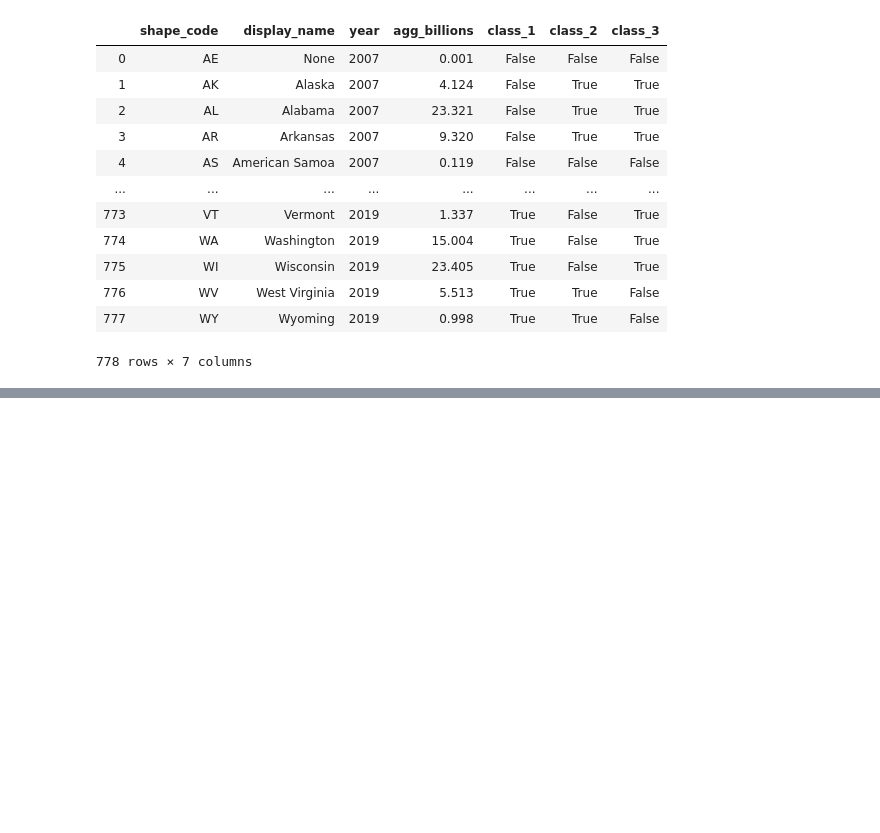
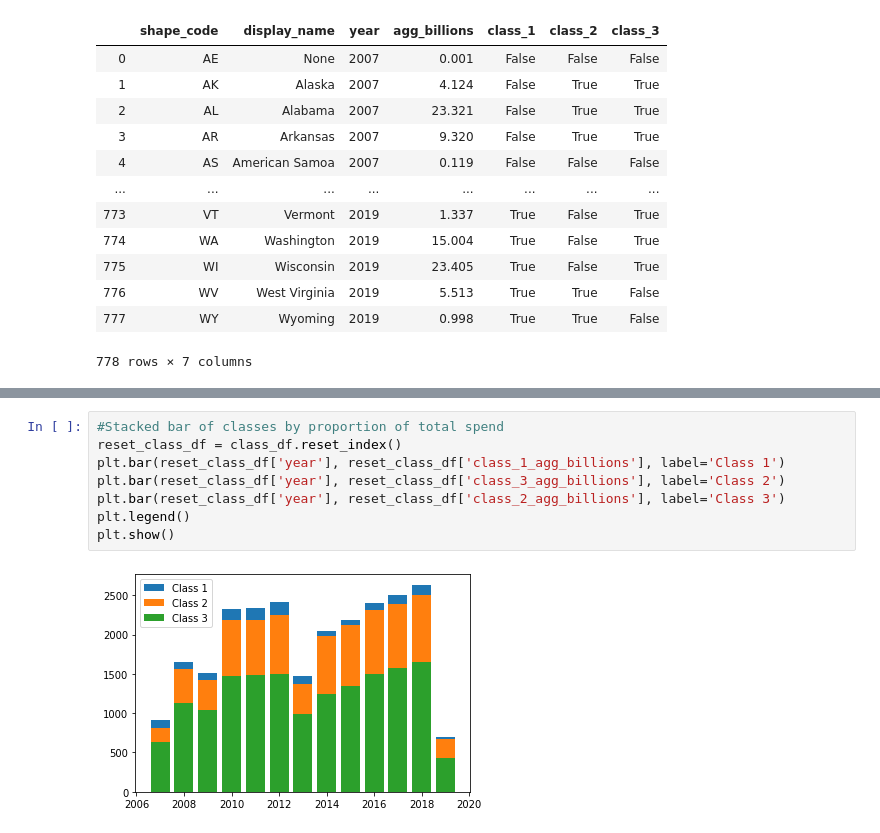
Before and after one commit to lukelukens/list_of_dicts, a Jupyter notebook: Spending_API.ipynb, the cells around one changed output, grey strips where cells are left out. Saved outputs shown, nothing was run; the diff lists cells and outputs as text; blank space fills up the shorter version.

```diff
--- a/Spending_API.ipynb
+++ b/Spending_API.ipynb
@@ -246,3 +273,13 @@ plt.show()
+# %%
+#Stacked bar of classes by proportion of total spend
+reset_class_df = class_df.reset_index()
+plt.bar(reset_class_df['year'], reset_class_df['class_1_agg_billions'], label='Class 1')
+plt.bar(reset_class_df['year'], reset_class_df['class_3_agg_billions'], label='Class 2')
+plt.bar(reset_class_df['year'], reset_class_df['class_2_agg_billions'], label='Class 3')
+plt.legend()
+plt.show()
+# %% [output]
+[figure, added]
 # %%
 ################# Aggregate Spend Analysis #################
 year_group = agg_full.groupby("year")
```
Also changed, not shown: parts of 9 cells of this notebook.
